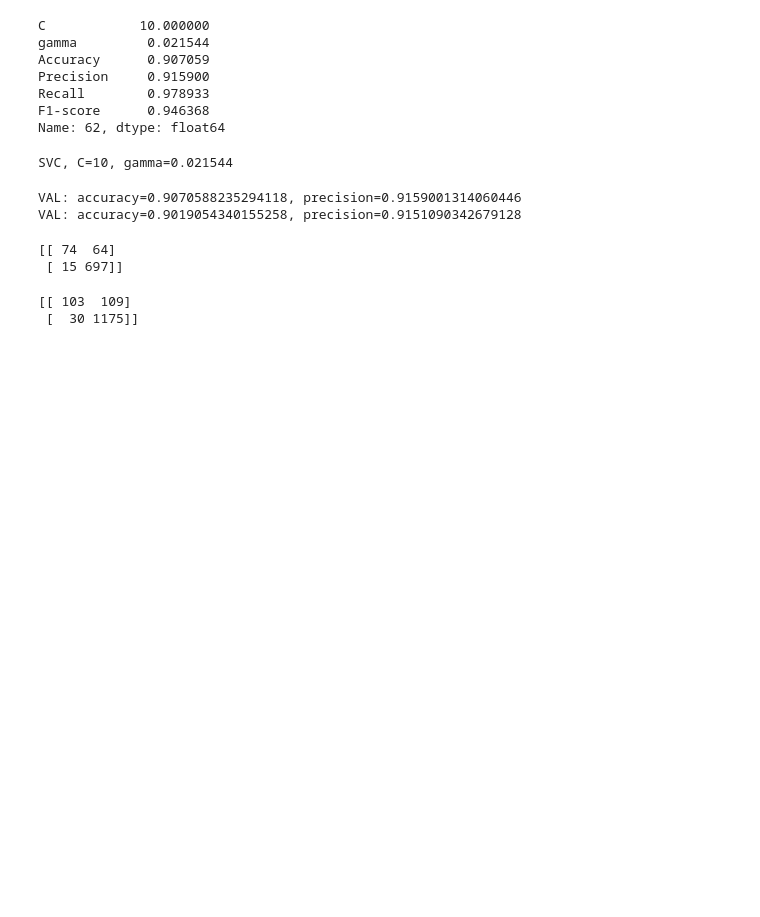
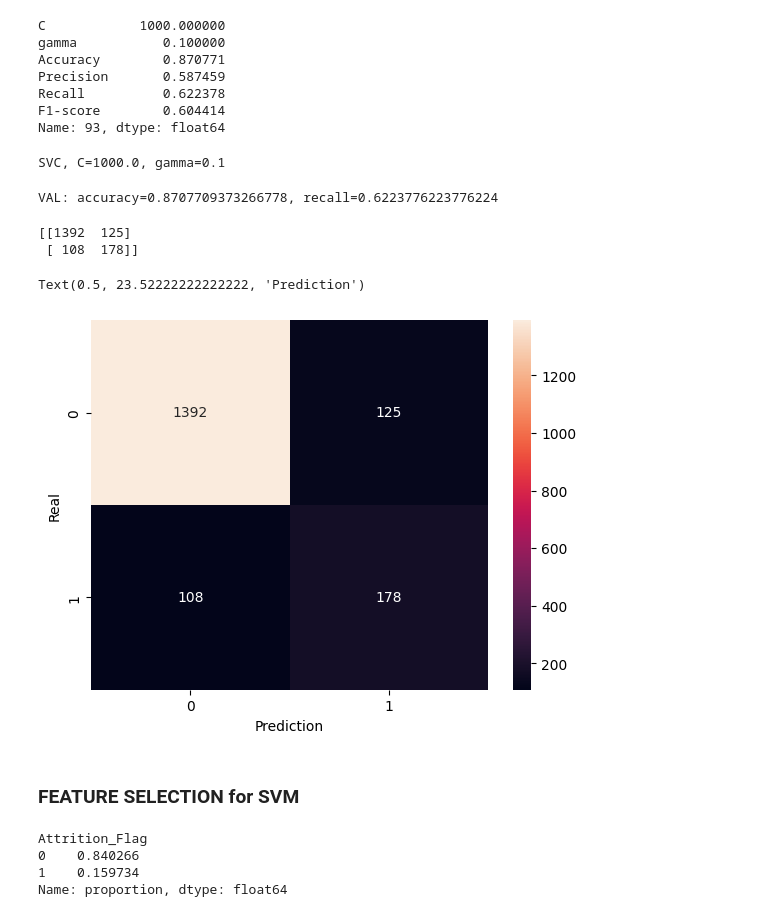
Before and after one commit to baroneleonardo/Predicting-Bank-Customers-Attrition, a Jupyter notebook: SVM.ipynb, the cells around one changed output. Saved outputs shown, nothing was run; the diff lists cells and outputs as text; code cells hidden in the pictures; blank space fills up the shorter version.

```diff
--- a/SVM.ipynb
+++ b/SVM.ipynb
@@ -156,17 +154,17 @@ plt.show()
 # %%
 df = pd.DataFrame(res)
-df.iloc[df.Accuracy.argmax()]
+df.iloc[df.Recall.argmax()]
 # %% [output]
-C            10.000000
-gamma         0.021544
-Accuracy      0.907059
-Precision     0.915900
-Recall        0.978933
-F1-score      0.946368
-Name: 62, dtype: float64
+C            1000.000000
+gamma           0.100000
+Accuracy        0.870771
+Precision       0.587459
+Recall          0.622378
+F1-score        0.604414
+Name: 93, dtype: float64
 # %%
-C = 10
-gamma = 0.021544
+C = 1000.000000
+gamma = 0.100000
 # %%
 print(f'SVC, {C=}, {gamma=}')
 clf = SVC(C=C, gamma=gamma, kernel='rbf')
@@ -177,26 +175,23 @@ clf.fit(scaler.fit_transform(x_train), y_train)
 y_hat_val = clf.predict(scaler.transform(x_val))
 accuracy = accuracy_score(y_val, y_hat_val)
 precision = precision_score(y_val, y_hat_val)
-print(f'VAL: {accuracy=}, {precision=}')
-
-y_hat_test = clf.predict(scaler.transform(x_test))
-accuracy = accuracy_score(y_test, y_hat_test)
-precision = precision_score(y_test, y_hat_test)
-print(f'VAL: {accuracy=}, {precision=}')
+recall = recall_score(y_val, y_hat_val)
+print(f'VAL: {accuracy=}, {recall=}')
 # %% [output]
-SVC, C=10, gamma=0.021544
+SVC, C=1000.0, gamma=0.1
-VAL: accuracy=0.9070588235294118, precision=0.9159001314060446
-VAL: accuracy=0.9019054340155258, precision=0.9151090342679128
+VAL: accuracy=0.8707709373266778, recall=0.6223776223776224
 # %%
 confusion_val = confusion_matrix(y_val, y_hat_val)
-confusion_test = confusion_matrix(y_test, y_hat_test)
+print(confusion_val)
+# %% [output]
+[[1392  125]
+ [ 108  178]]
-# %%
-print(confusion_val)
-# %% [output]
-[[ 74  64]
- [ 15 697]]
-# %%
-print(confusion_test)
-# %% [output]
-[[ 103  109]
- [  30 1175]]
+# %%
+sns.heatmap(confusion_matrix(y_val, y_hat_val), annot=True, fmt='.0f')
+plt.ylabel('Real')
+plt.xlabel('Prediction')
+# %% [output]
+Text(0.5, 23.52222222222222, 'Prediction')
+[figure, added]
+# %% [markdown]
+### FEATURE SELECTION for SVM
@@ -202,0 +201,14 @@ print(confusion_test)
+# %%
+data = pd.read_csv("datass/dataset.csv")
+# Rimuovi le righe in base alle condizioni specificate
+# data = data[(data['Education_Level'] != 'Unknown') & (data['Income_Category'] != 'Unknown') & (data['Marital_Status'] != 'Unknown')]
+data = data[(data['Income_Category'] != 'Unknown')]
+
+data['Attrition_Flag'] = data.Attrition_Flag.map({'Attrited Customer': 1,
+                                               'Existing Customer': 0})
+data['Attrition_Flag'].value_counts(normalize=True)
+# %% [output]
+Attrition_Flag
+0    0.840266
+1    0.159734
+Name: proportion, dtype: float64
```
Also changed, not shown: parts of 15 cells of this notebook, 1 other file.
